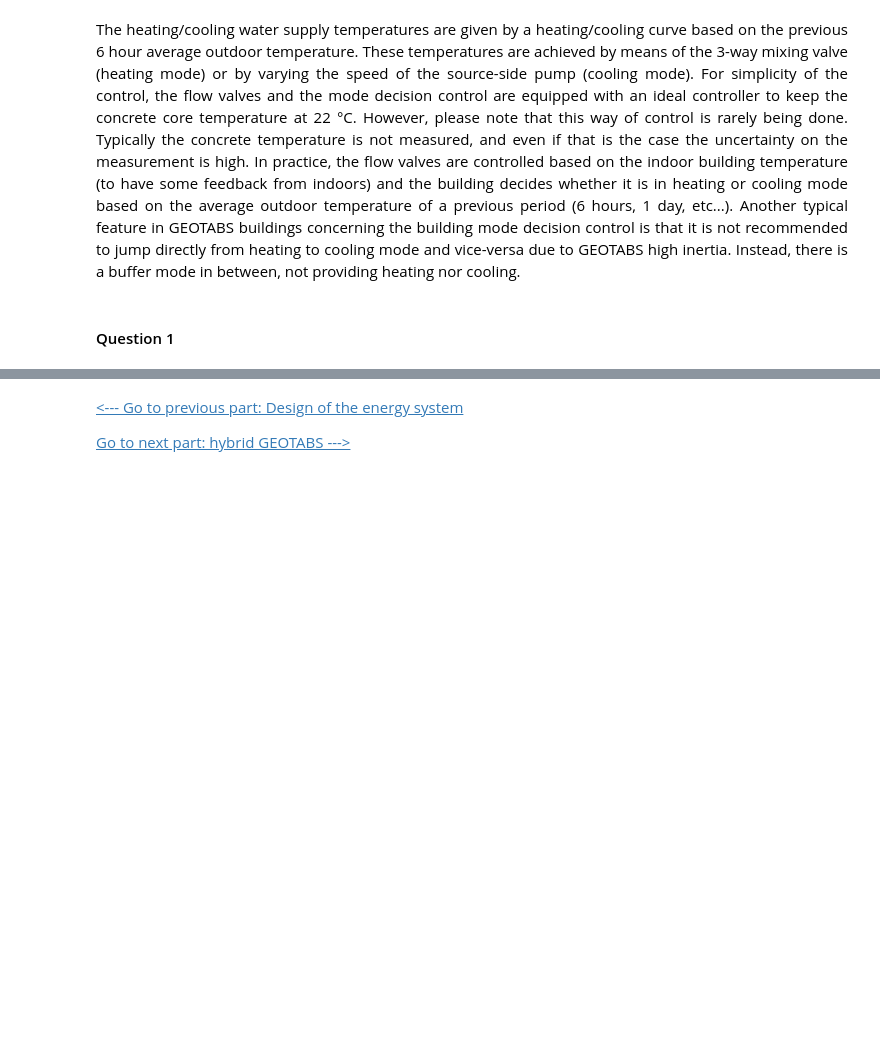
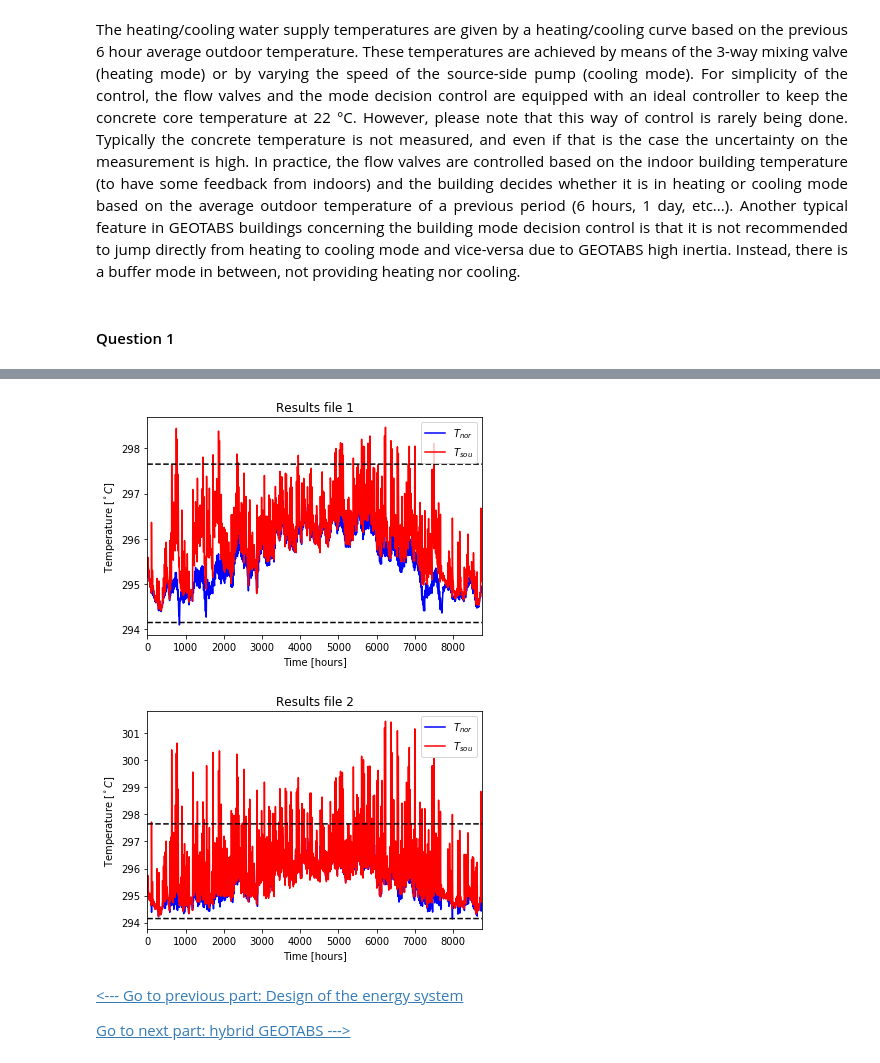
Before and after one commit to icupeiro/exercise-GEOTABS, a Jupyter notebook: PartIV_DynamicSim.ipynb, the cells around one changed output, grey strips where cells are left out. Drawn from its saved outputs; the diff is of its cells as text; code cells hidden in the pictures; blank space fills up the shorter version.

Commit message:
updated results

```diff
--- a/PartIV_DynamicSim.ipynb
+++ b/PartIV_DynamicSim.ipynb
@@ -19,3 +25,52 @@ The heating/cooling water supply temperatures are given by a heating/cooling cur
+# %%
+%matplotlib inline
+import pandas as pd
+import matplotlib.pyplot as plt
+
+##### LOAD RESULTS ######
+
+df1 = pd.read_pickle('results/results1')
+df2 = pd.read_pickle('results/results2')
+
+##### DEFINE PLOT X-AXIS RANGE IN HOURS #####
+
+startHour = 0
+endHour = 8760
+
+##### PLOTTING RESULTS FILE 1 #####
+
+plt.title('Results file 1')
+plt.xlim([startHour,endHour])
+plt.xlabel('Time [hours]')
+plt.ylabel('Temperature [$^\circ C$]')
+
+plt.plot(df1.index, df1.TZonNor, color='blue', label='$T_{nor}$')
+plt.plot(df1.index, df1.TZonSou, color='red', label='$T_{sou}$')
+plt.legend()
+
+plt.plot(df1.index, df1.lowerLim, color='black', linestyle='--')
+plt.plot(df1.index, df1.upperLim, color='black', linestyle='--')
+
+plt.show()
+
+##### PLOTTING RESULTS FILE 2 #####
+
+plt.title('Results file 2')
+plt.xlim([startHour,endHour])
+plt.xlabel('Time [hours]')
+plt.ylabel('Temperature [$^\circ C$]')
+
+plt.plot(df2.index, df2.TZonNor, color='blue', label='$T_{nor}$')
+plt.plot(df2.index, df2.TZonSou, color='red', label='$T_{sou}$')
+plt.legend()
+
+plt.plot(df2.index, df2.lowerLim, color='black', linestyle='--')
+plt.plot(df2.index, df2.upperLim, color='black', linestyle='--')
+
+plt.show()
+# %% [output]
+[figure, added]
+[figure, added]
 # %% [markdown]
 [<--- Go to previous part: Design of the energy system](PartIII_EnergySystemDesign.ipynb)
 
```
Also changed, not shown: parts of 1 cell of this notebook, 2 other files.
